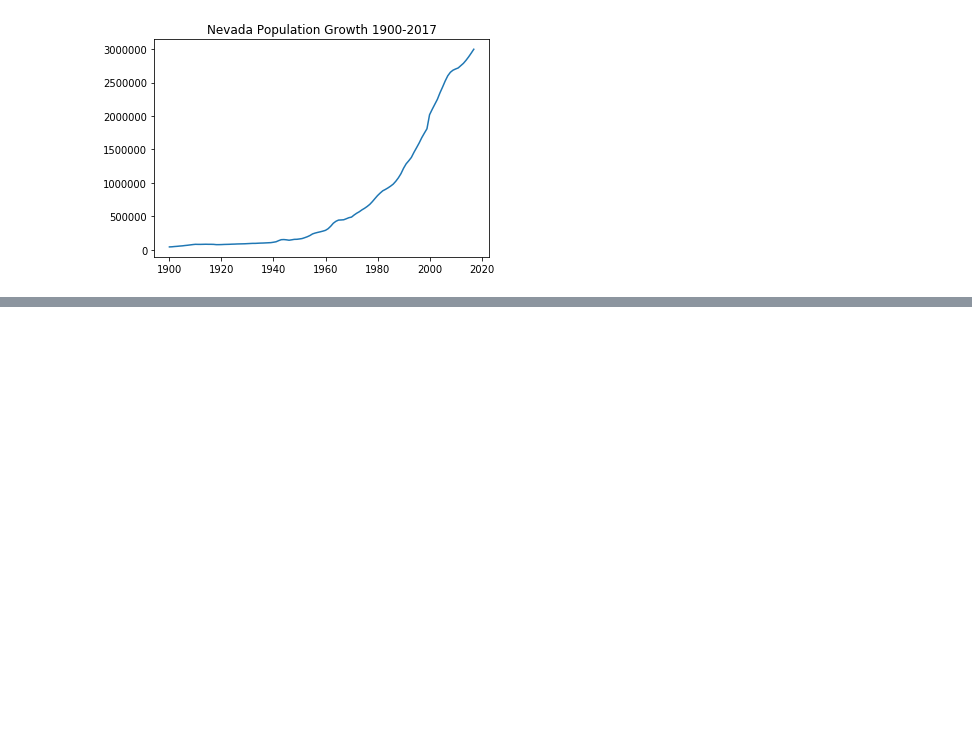
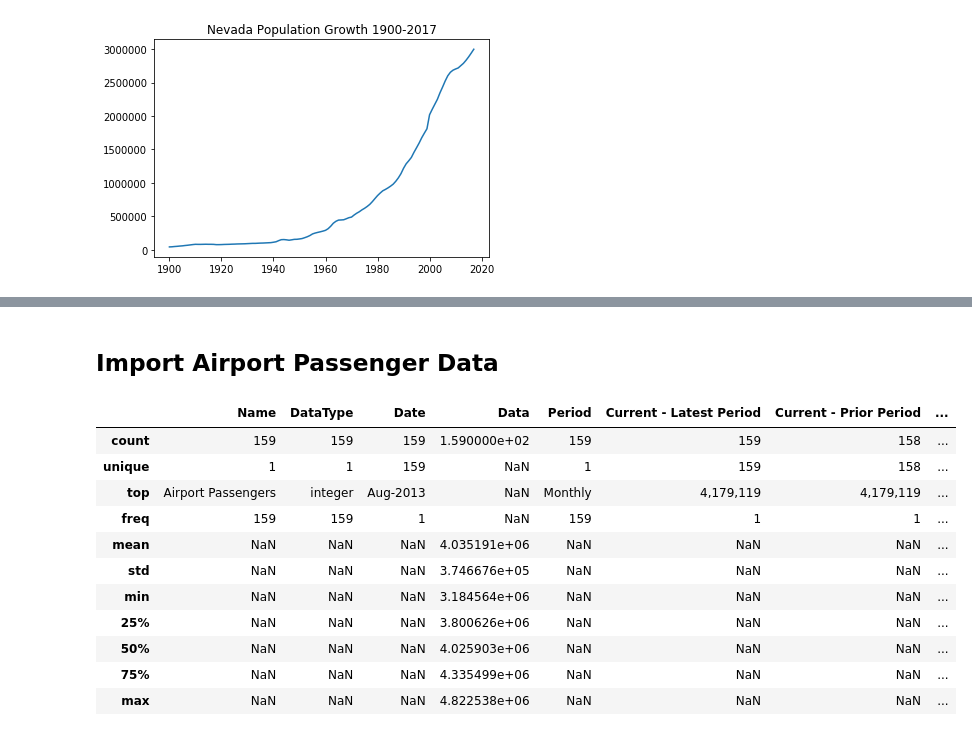
Before and after one commit to bgroveben/python3_machine_learning_projects, a Jupyter notebook: NevadaDashboard/key_statistics.ipynb, the cells around one changed output, grey strips where cells are left out. Cells and saved outputs as stored; diff of their text form; code cells hidden in the pictures; blank space fills up the shorter version.

```diff
--- a/NevadaDashboard/key_statistics.ipynb
+++ b/NevadaDashboard/key_statistics.ipynb
@@ -113,0 +162,18 @@ plt.show()
+# %% [markdown]
+## Import Airport Passenger Data
+# %%
+# Airport Passengers All Airports -- apaa
+apaa = pd.read_csv('airport_passengers.csv'); apaa.describe(include='all')
+# %% [output]
+|  | Name | DataType | Date | Data | Period | Current - Latest Period | Current - Prior Period | ... |
+| count | 159 | 159 | 159 | 1.590000e+02 | 159 | 159 | 158 | ... |
+| unique | 1 | 1 | 159 | NaN | 1 | 159 | 158 | ... |
+| top | Airport Passengers | integer | Aug-2013 | NaN | Monthly | 4,179,119 | 4,179,119 | ... |
+| freq | 159 | 159 | 1 | NaN | 159 | 1 | 1 | ... |
+| mean | NaN | NaN | NaN | 4.035191e+06 | NaN | NaN | NaN | ... |
+| std | NaN | NaN | NaN | 3.746676e+05 | NaN | NaN | NaN | ... |
+| min | NaN | NaN | NaN | 3.184564e+06 | NaN | NaN | NaN | ... |
+| 25% | NaN | NaN | NaN | 3.800626e+06 | NaN | NaN | NaN | ... |
+| 50% | NaN | NaN | NaN | 4.025903e+06 | NaN | NaN | NaN | ... |
+| 75% | NaN | NaN | NaN | 4.335499e+06 | NaN | NaN | NaN | ... |
+| max | NaN | NaN | NaN | 4.822538e+06 | NaN | NaN | NaN | ... |
```
Also changed, not shown: parts of 13 cells of this notebook.
